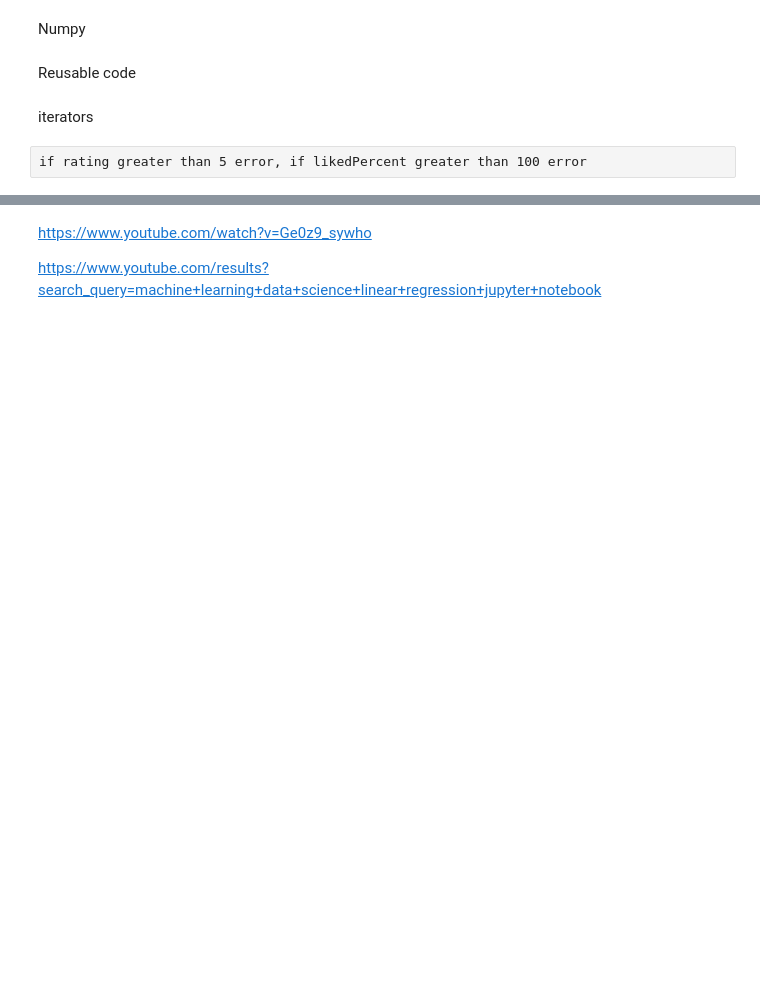
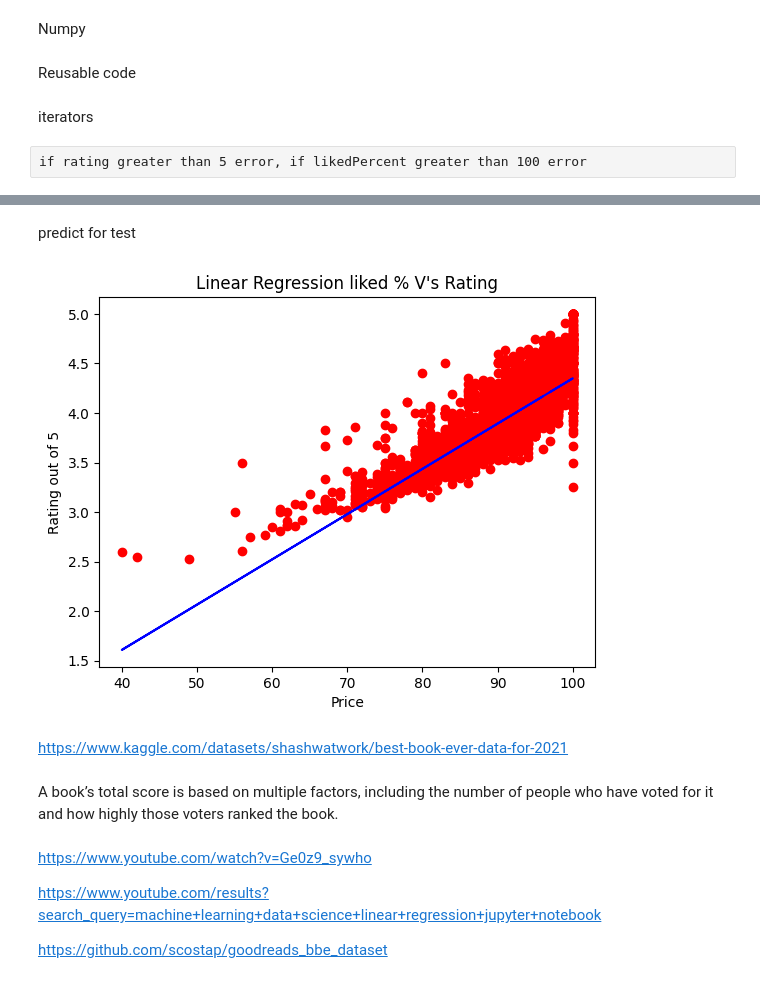
Before and after one commit to RobbiePratt/UCDPA_RobbiePratt, a Jupyter notebook: Project Assignment - Specialist Certificate in Data Analytics Essentials- Robbie Pratt .ipynb, the cells around one changed output, grey strips where cells are left out. Cells and saved outputs as stored; diff of their text form; code cells hidden in the pictures; blank space fills up the shorter version.

```diff
--- a/Project Assignment - Specialist Certificate in Data Analytics Essentials- Robbie Pratt .ipynb
+++ b/Project Assignment - Specialist Certificate in Data Analytics Essentials- Robbie Pratt .ipynb
@@ -307,0 +386,3 @@ Machine learning
+# %%
+X = X.reshape(-1,1)
+y = y.reshape (-1,1)
@@ -308,4 +530,21 @@ Machine learning
+# %% [markdown]
+predict for test
+# %%
+plt.scatter(X_test,y_test,color='red')
+plt.plot(X_test,reg.predict(X_test),color='blue')
+plt.title("Linear Regression liked % V's Rating")
+plt.xlabel("Price")
+plt.ylabel("Rating out of 5")
+plt.show()
+# %% [output]
+[figure, added]
+# %% [markdown]
+https://www.kaggle.com/datasets/shashwatwork/best-book-ever-data-for-2021
+# %% [markdown]
+A book’s total score is based on multiple factors, including the number of people who have voted for it and how highly those voters ranked the book.
 # %% [markdown]
 https://www.youtube.com/watch?v=Ge0z9_sywho
 
 https://www.youtube.com/results?search_query=machine+learning+data+science+linear+regression+jupyter+notebook
+
+https://github.com/scostap/goodreads_bbe_dataset
```
Also changed, not shown: parts of 41 cells of this notebook.
